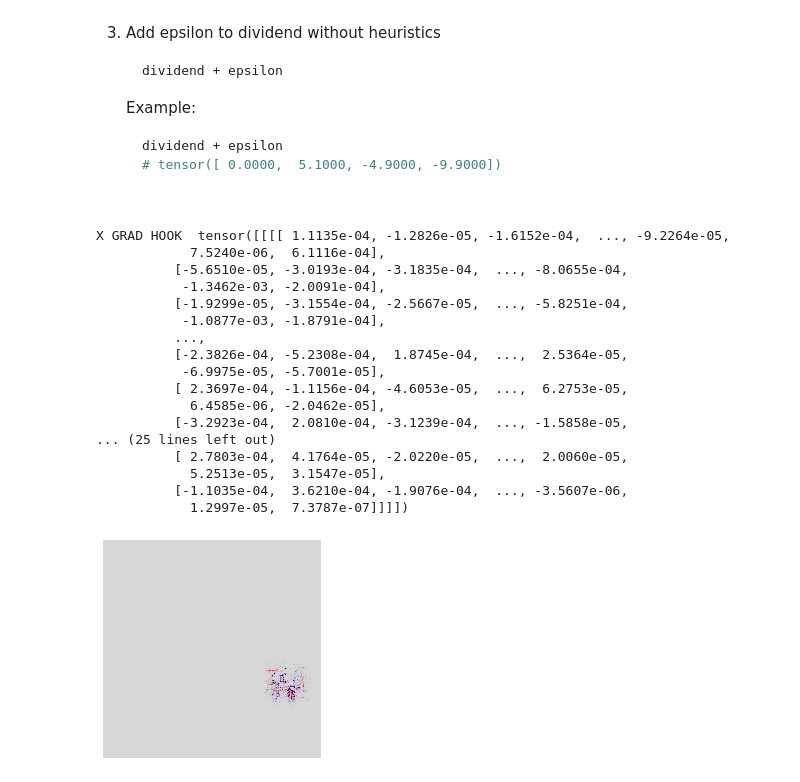
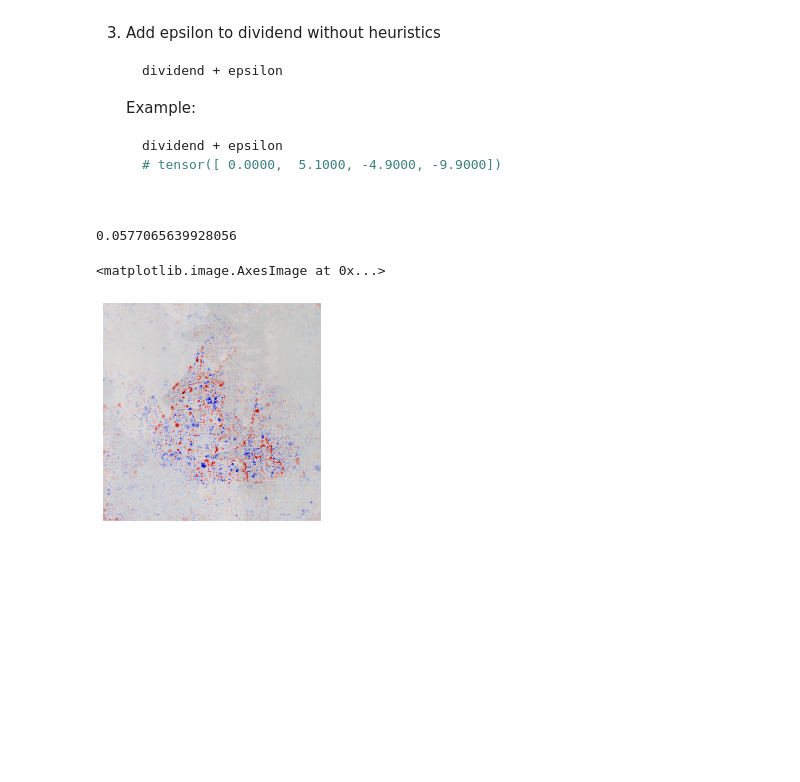
Before and after one commit to rodrigobdz/lrp, a Jupyter notebook: experiments/numerical-instability.ipynb, the cells around one changed output. Saved outputs shown, nothing was run; the diff lists cells and outputs as text; code cells hidden in the pictures; blank space fills up the shorter version.

Commit message:
Experiments: Improve code for numerical instability
Use castle2.jpg, which has different dimensions than 224x224.
Implement transforms needed to process this image.

```diff
--- a/experiments/numerical-instability.ipynb
+++ b/experiments/numerical-instability.ipynb
@@ -85,9 +85,32 @@ from matplotlib import pyplot as plt
 norm_fn: Callable[[torch.Tensor], torch.Tensor] = norm.ImageNetNorm()
 
 # Input data
-img_path = '../data/castle.jpg'
+from torchvision import transforms
+
+import numpy
+from lrp import image
+
+mean = [0.485, 0.456, 0.406]
+std = [0.229, 0.224, 0.225]
+
+transform = transforms.Compose([
+  transforms.ToTensor(),
+  transforms.Resize((224, 224)),
+  transforms.ConvertImageDtype(torch.float),
+  transforms.Normalize(mean, std)
+])
+
+inv_norm = transforms.Normalize(
+  mean= [-m/s for m, s in zip(mean, std)],
+  std= [1/s for s in std]
+)
+
+# Image is in RGB mode with range [0,1]
+img_path = '../data/castle2.jpg'
 img: numpy.array = image.load_normalized_img(img_path)
-X: torch.Tensor = norm_fn(image.img_to_tensor(img))
+X = transform(img)
+# Simulate batch by adding a new dimension
+X = torch.unsqueeze(X, 0)
 
 # Model
 model = torchvision.models.vgg16(pretrained=True)
@@ -109,40 +132,32 @@ name_map: List[Tuple[List[str], rules.LrpRule, Dict[str, Union[torch.Tensor, flo
 # %%
 name_map = [
     (filter_by_layer_index_type(lambda n: n == 0), LrpZBoxRule, {'low': low, 'high': high}),
     (filter_by_layer_index_type(lambda n: 1 <= n <= 16), LrpGammaRule, {'gamma': 0}),
     (filter_by_layer_index_type(lambda n: 17 <= n <= 30), LrpEpsilonRule, {'epsilon': 0.25}),
     (filter_by_layer_index_type(lambda n: 31 <= n), LrpZeroRule, {}),
 ]
 
 lrp_example = LRP(model)
 lrp_example.convert_layers(name_map)
 
 R: torch.Tensor = lrp_example.relevance(X)
 
 fig, ax = plt.subplots()
 img: numpy.array = image.load_normalized_img(img_path)
 lrp.plot.heatmap(R[0].sum(dim=0).detach().numpy(), width=2, height=2, show_plot=False, fig=ax)
-# ax.imshow(img, alpha=0.09)
+
+transform = transforms.Compose([
+    transforms.ToTensor(),
+    transforms.Resize((224, 224)),
+    transforms.ConvertImageDtype(torch.float),
+])
+
+ax.imshow(transform(img).numpy().transpose(2,1,0), alpha=0.09)
 # fig.savefig('/Users/rodrigobermudezschettino/Downloads/castle_lrp.png', dpi=150)
 # %% [output]
-X GRAD HOOK  tensor([[[[ 1.1135e-04, -1.2826e-05, -1.6152e-04,  ..., -9.2264e-05,
-            7.5240e-06,  6.1116e-04],
-          [-5.6510e-05, -3.0193e-04, -3.1835e-04,  ..., -8.0655e-04,
-           -1.3462e-03, -2.0091e-04],
-          [-1.9299e-05, -3.1554e-04, -2.5667e-05,  ..., -5.8251e-04,
-           -1.0877e-03, -1.8791e-04],
-          ...,
-          [-2.3826e-04, -5.2308e-04,  1.8745e-04,  ...,  2.5364e-05,
-           -6.9975e-05, -5.7001e-05],
-          [ 2.3697e-04, -1.1156e-04, -4.6053e-05,  ...,  6.2753e-05,
-            6.4585e-06, -2.0462e-05],
-          [-3.2923e-04,  2.0810e-04, -3.1239e-04,  ..., -1.5858e-05,
-... (25 lines left out)
-          [ 2.7803e-04,  4.1764e-05, -2.0220e-05,  ...,  2.0060e-05,
-            5.2513e-05,  3.1547e-05],
-          [-1.1035e-04,  3.6210e-04, -1.9076e-04,  ..., -3.5607e-06,
-            1.2997e-05,  7.3787e-07]]]])
+0.0577065639928056
+<matplotlib.image.AxesImage at 0x...>
-[figure, old version]
+[figure, new version]
 # %%
 # dividend + epsilon
 a = R[0].sum(dim=0).detach()
```
Also changed, not shown: parts of 4 cells of this notebook.
